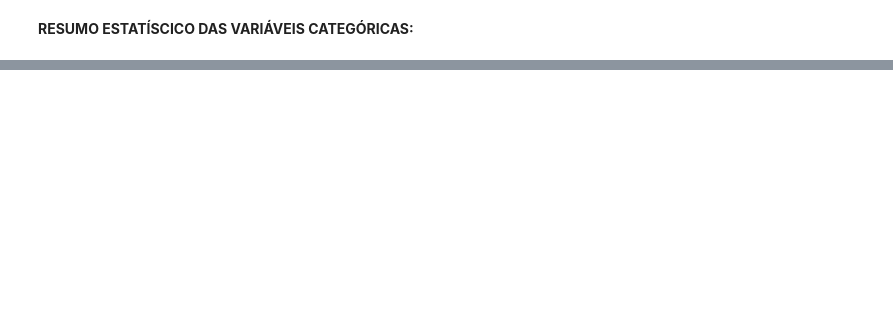
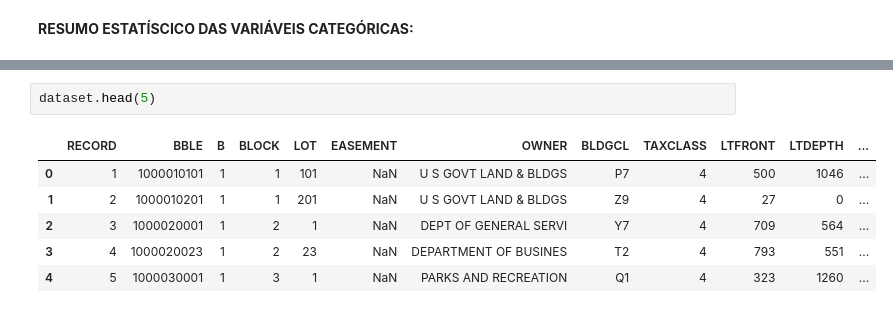
Before and after one commit to dijkstra001/fraud-analytics, a Jupyter notebook: frauds_analytics.ipynb, the cells around one changed output, grey strips where cells are left out. Drawn from its saved outputs; the diff is of its cells as text; blank space fills up the shorter version.

```diff
--- a/frauds_analytics.ipynb
+++ b/frauds_analytics.ipynb
@@ -152,0 +174,9 @@ summ_cat
+# %%
+dataset.head(5)
+# %% [output]
+|  | RECORD | BBLE | B | BLOCK | LOT | EASEMENT | OWNER | BLDGCL | TAXCLASS | LTFRONT | LTDEPTH | ... |
+| 0 | 1 | 1000010101 | 1 | 1 | 101 | NaN | U S GOVT LAND & BLDGS | P7 | 4 | 500 | 1046 | ... |
+| 1 | 2 | 1000010201 | 1 | 1 | 201 | NaN | U S GOVT LAND & BLDGS | Z9 | 4 | 27 | 0 | ... |
+| 2 | 3 | 1000020001 | 1 | 2 | 1 | NaN | DEPT OF GENERAL SERVI | Y7 | 4 | 709 | 564 | ... |
+| 3 | 4 | 1000020023 | 1 | 2 | 23 | NaN | DEPARTMENT OF BUSINES | T2 | 4 | 793 | 551 | ... |
+| 4 | 5 | 1000030001 | 1 | 3 | 1 | NaN | PARKS AND RECREATION | Q1 | 4 | 323 | 1260 | ... |
```
Also changed, not shown: parts of 15 cells of this notebook.
